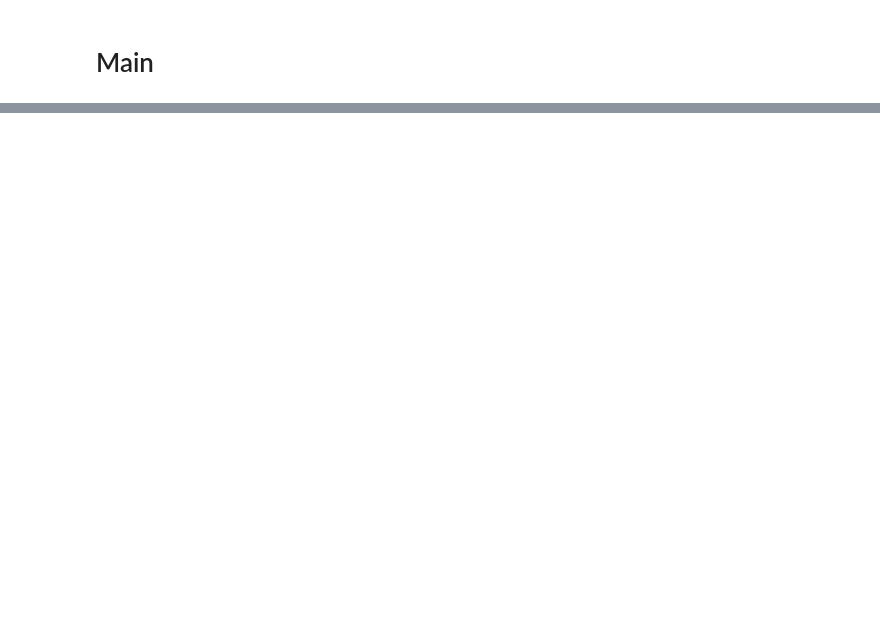
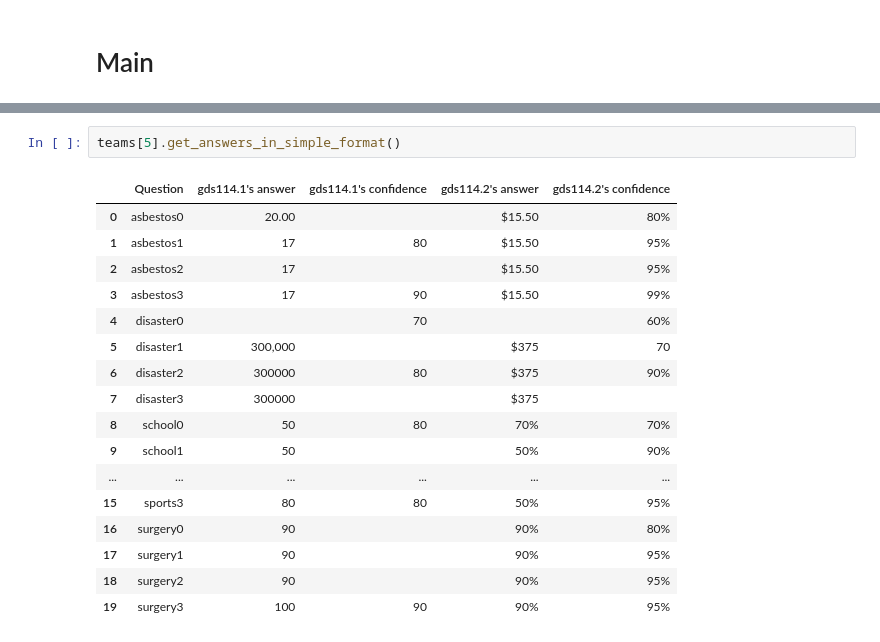
Before and after one commit to omid55/group_dynamics, a Jupyter notebook: notebooks/Logs_analysis.ipynb, the cells around one changed output, grey strips where cells are left out. Saved outputs shown, nothing was run; the diff lists cells and outputs as text; blank space fills up the shorter version.

```diff
--- a/notebooks/Logs_analysis.ipynb
+++ b/notebooks/Logs_analysis.ipynb
@@ -36,0 +79,20 @@ team_log = groupdynamics_logs_lib.TeamLogsLoader(directory=directory)
+# %%
+teams[5].get_answers_in_simple_format()
+# %% [output]
+|  | Question | gds114.1's answer | gds114.1's confidence | gds114.2's answer | gds114.2's confidence |
+| 0 | asbestos0 | 20.00 |  | $15.50 | 80% |
+| 1 | asbestos1 | 17 | 80 | $15.50 | 95% |
+| 2 | asbestos2 | 17 |  | $15.50 | 95% |
+| 3 | asbestos3 | 17 | 90 | $15.50 | 99% |
+| 4 | disaster0 |  | 70 |  | 60% |
+| 5 | disaster1 | 300,000 |  | $375 | 70 |
+| 6 | disaster2 | 300000 | 80 | $375 | 90% |
+| 7 | disaster3 | 300000 |  | $375 |  |
+| 8 | school0 | 50 | 80 | 70% | 70% |
+| 9 | school1 | 50 |  | 50% | 90% |
+| ... | ... | ... | ... | ... | ... |
+| 15 | sports3 | 80 | 80 | 50% | 95% |
+| 16 | surgery0 | 90 |  | 90% | 80% |
+| 17 | surgery1 | 90 |  | 90% | 95% |
+| 18 | surgery2 | 90 |  | 90% | 95% |
+| 19 | surgery3 | 100 | 90 | 90% | 95% |
```
Also changed, not shown: parts of 19 cells of this notebook, 6 other files.
